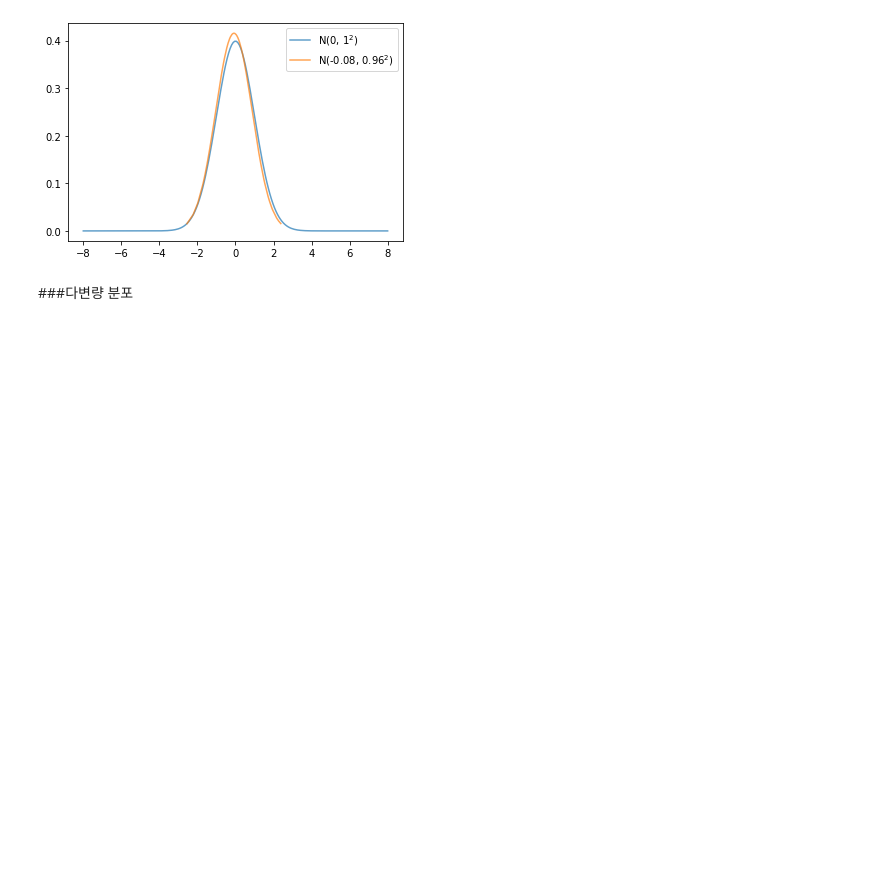
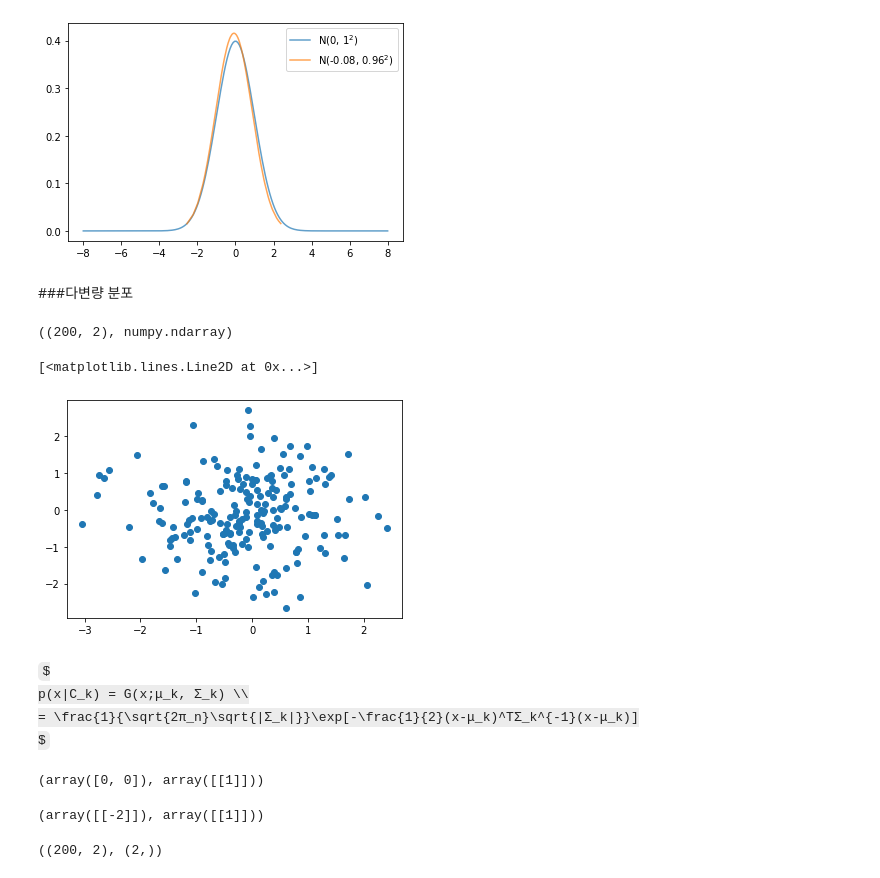
Before and after one commit to yojulab/knou_study_machinglearning, a Jupyter notebook: codes/sanghunoh/03_데이터_통계로분석_모수추정.ipynb, the cells around one changed output. Saved outputs shown, nothing was run; the diff lists cells and outputs as text; code cells hidden in the pictures; some formulas as TeX source; blank space fills up the shorter version.

```diff
--- a/codes/sanghunoh/03_데이터_통계로분석_모수추정.ipynb
+++ b/codes/sanghunoh/03_데이터_통계로분석_모수추정.ipynb
@@ -64,3 +64,33 @@ plt.legend(ncol=1)
 [figure]
 # %% [markdown]
 ###다변량 분포
+# %%
+normal_rand_1 = np.random.randn(row_count, 2)
+# normal_rand_1,
+normal_rand_1.shape, type(normal_rand_1)
+# %% [output]
+((200, 2), numpy.ndarray)
+# %%
+plt.plot(normal_rand_1[:,1], normal_rand_1[:,0],marker='o', linestyle='None')
+# %% [output]
+[<matplotlib.lines.Line2D at 0x...>]
+[figure, added]
+# %% [markdown]
+$
+p(x|C_k) = G(x;μ_k, Σ_k) \\
+= \frac{1}{\sqrt{2π_n}\sqrt{|Σ_k|}}\exp[-\frac{1}{2}(x-μ_k)^TΣ_k^{-1}(x-μ_k)]
+$
+# %%
+mu_rand, sigma_rand = np.array([0,0]), np.eye(1, dtype=int) # 정규 평균과 공분산 행렬 정의
+mu_rand, sigma_rand
+# %% [output]
+(array([0, 0]), array([[1]]))
+# %%
+np.invert(sigma_rand), sigma_rand
+# %% [output]
+(array([[-2]]), array([[1]]))
+# %%
+# normal_rand_1[:,1].shape
+(normal_rand_1-mu_rand).shape, (normal_rand_1[1]-mu_rand).shape
+# %% [output]
+((200, 2), (2,))
```
Also changed, not shown: parts of 2 cells of this notebook.
